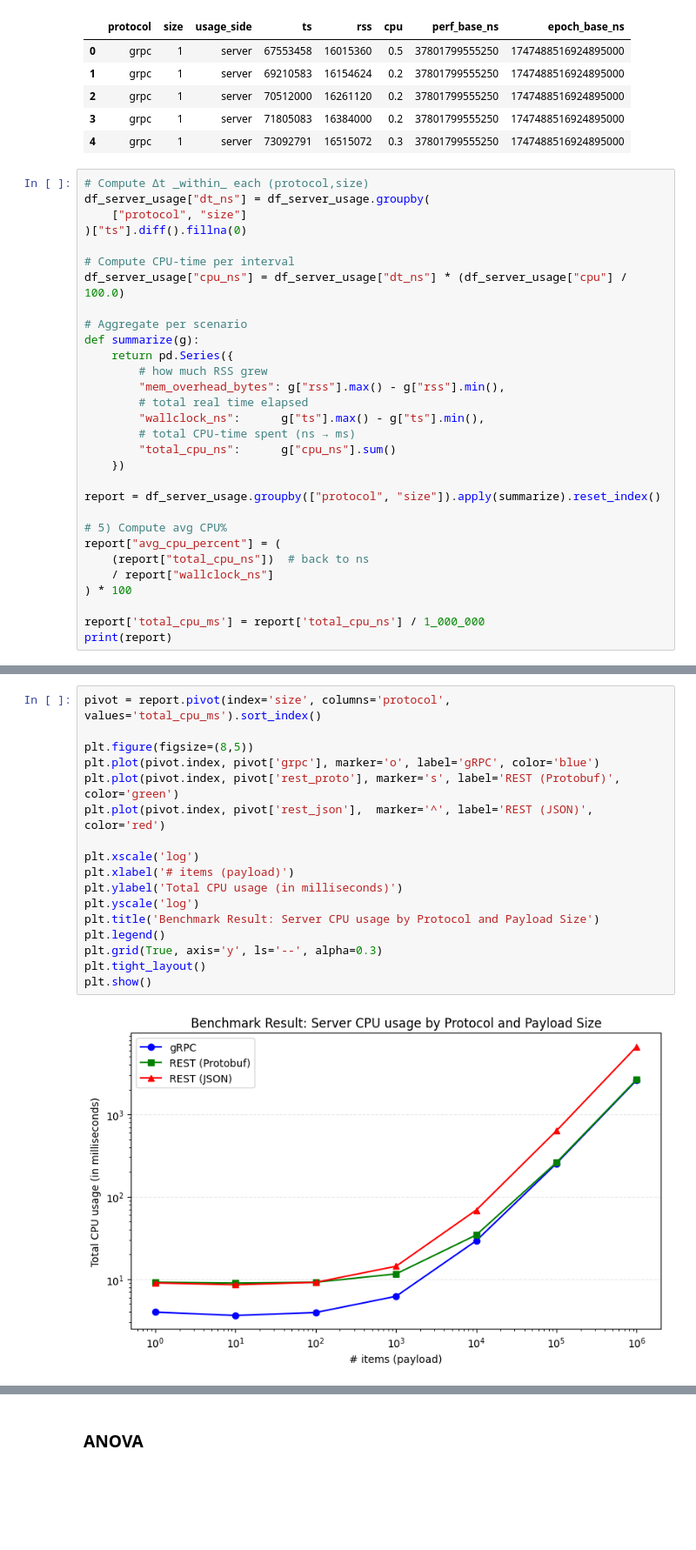
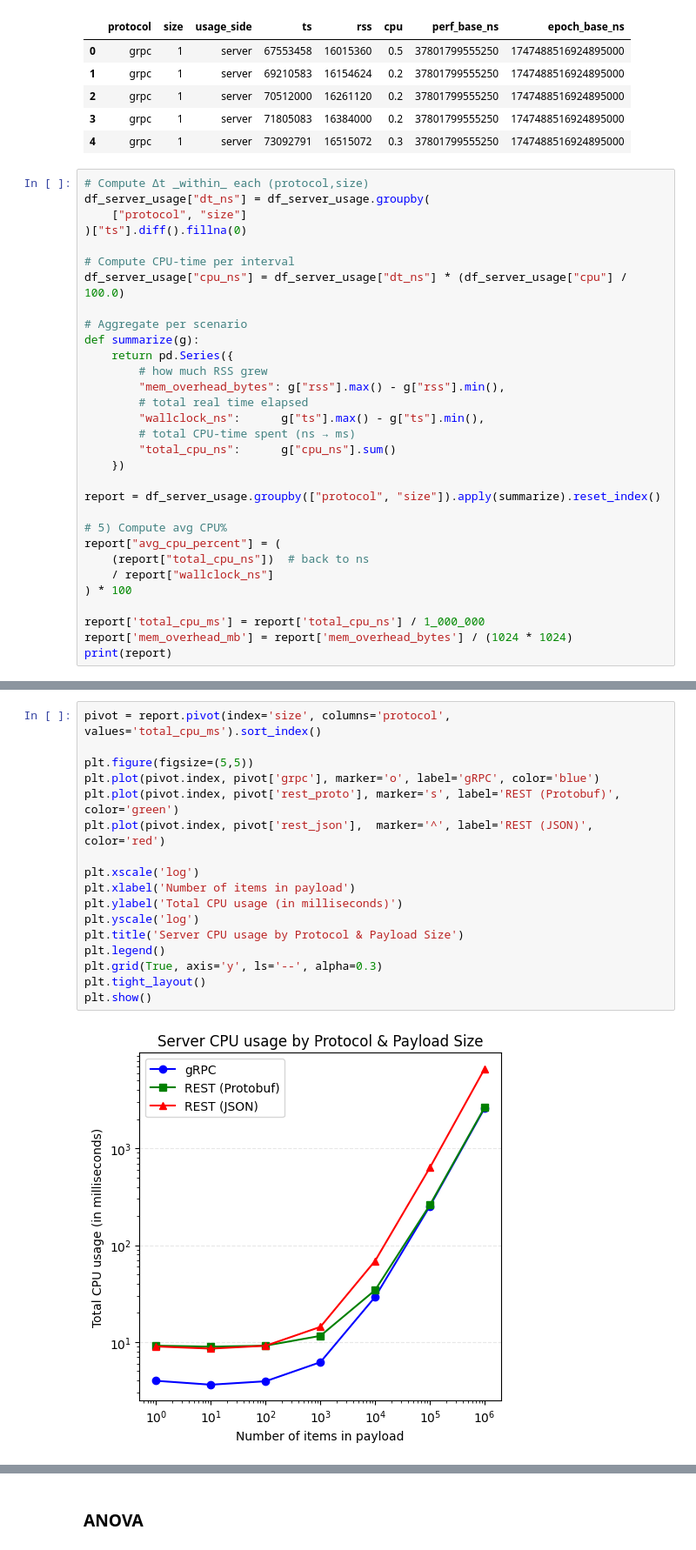
Before and after one commit to haochencoding/benchmark_grpc_proto_rest_json, a Jupyter notebook: data_analysis.ipynb, the cells around one changed output, grey strips where cells are left out. Shown at 87% size. Saved outputs shown, nothing was run; the diff lists cells and outputs as text; blank space fills up the shorter version.

```diff
--- a/data_analysis.ipynb
+++ b/data_analysis.ipynb
@@ -1691,6 +1757,7 @@ report["avg_cpu_percent"] = (
 ) * 100
 
 report['total_cpu_ms'] = report['total_cpu_ns'] / 1_000_000
+report['mem_overhead_mb'] = report['mem_overhead_bytes'] / (1024 * 1024)
 print(report)
 # %% [output]
       protocol     size  mem_overhead_bytes  wallclock_ns  total_cpu_ns  \
@@ -1751,19 +1780,19 @@ plt.show()
 # %%
 pivot = report.pivot(index='size', columns='protocol', values='total_cpu_ms').sort_index()
 
-plt.figure(figsize=(8,5))
+plt.figure(figsize=(5,5))
 plt.plot(pivot.index, pivot['grpc'], marker='o', label='gRPC', color='blue')
 plt.plot(pivot.index, pivot['rest_proto'], marker='s', label='REST (Protobuf)', color='green')
 plt.plot(pivot.index, pivot['rest_json'],  marker='^', label='REST (JSON)',  color='red')
 
 plt.xscale('log')
-plt.xlabel('# items (payload)')
+plt.xlabel('Number of items in payload')
 plt.ylabel('Total CPU usage (in milliseconds)')
 plt.yscale('log')
-plt.title('Benchmark Result: Server CPU usage by Protocol and Payload Size')
+plt.title('Server CPU usage by Protocol & Payload Size')
 plt.legend()
 plt.grid(True, axis='y', ls='--', alpha=0.3)
 plt.tight_layout()
 plt.show()
 # %% [output]
-[figure, old version]
+[figure, new version]
```
Also changed, not shown: parts of 9 cells of this notebook.
